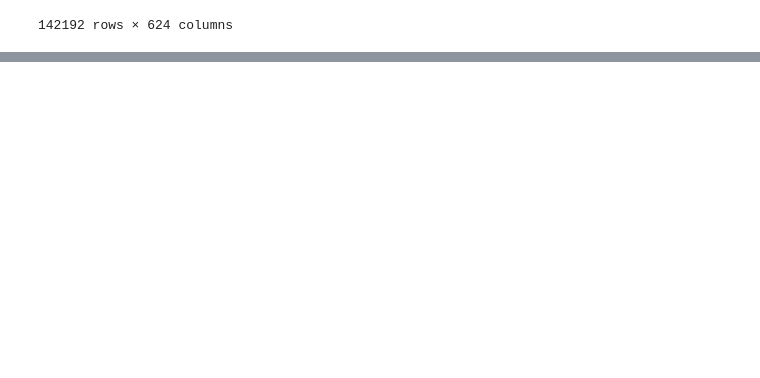
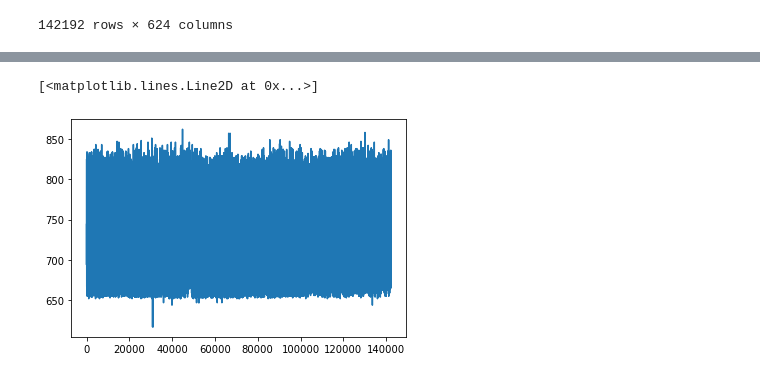
Before and after one commit to DavideMobilia/Anomaly-Detection, a Jupyter notebook: Scripts/provvisorio.ipynb, the cells around one changed output, grey strips where cells are left out. Saved outputs shown, nothing was run; the diff lists cells and outputs as text; code cells hidden in the pictures; blank space fills up the shorter version.

```diff
--- a/Scripts/provvisorio.ipynb
+++ b/Scripts/provvisorio.ipynb
@@ -66,3 +73,8 @@ exploded_voltage[exploded_voltage[623].notna()].head()
+# %%
+plt.plot(exploded_voltage[1].values)
+# %% [output]
+[<matplotlib.lines.Line2D at 0x...>]
+[figure, added]
 # %%
 dummy=[]
 for i in range(0, 20):
```
Also changed, not shown: parts of 6 cells of this notebook.
